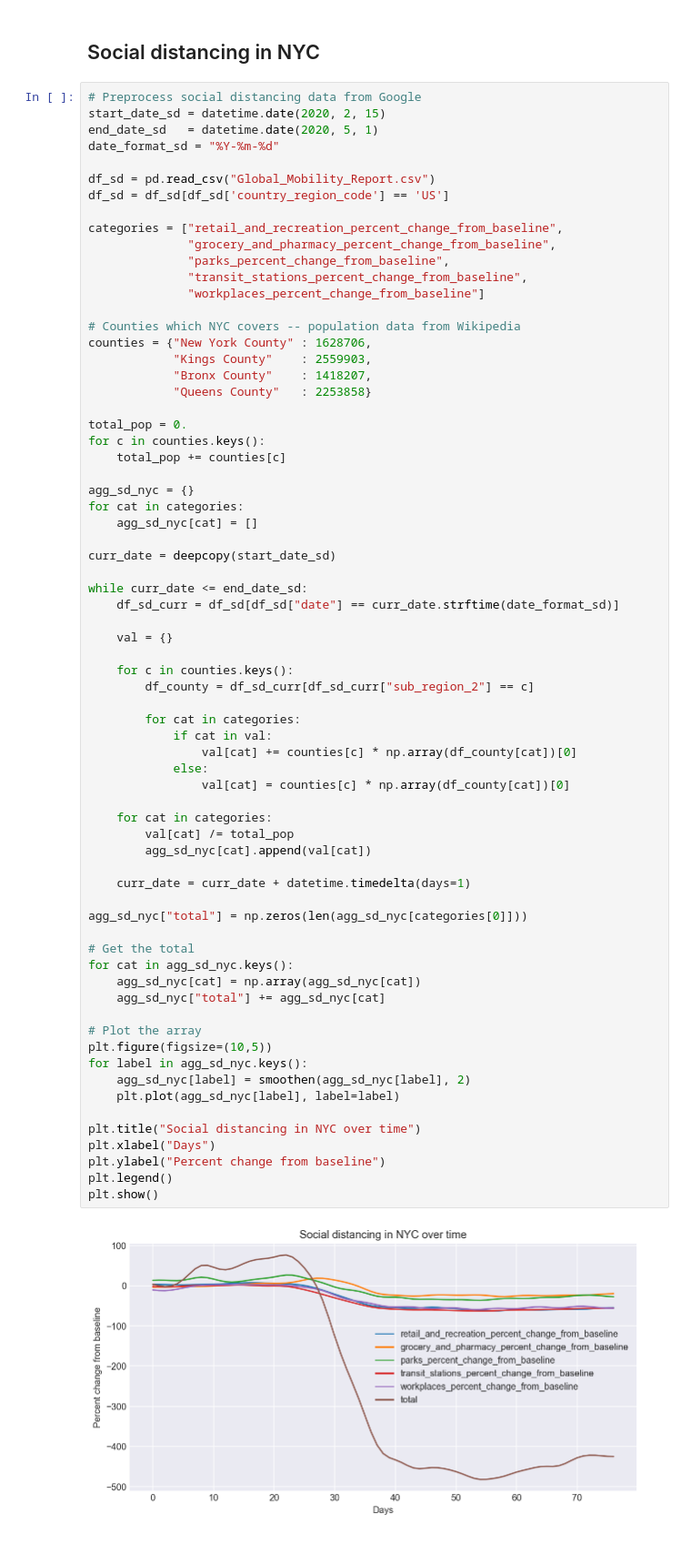
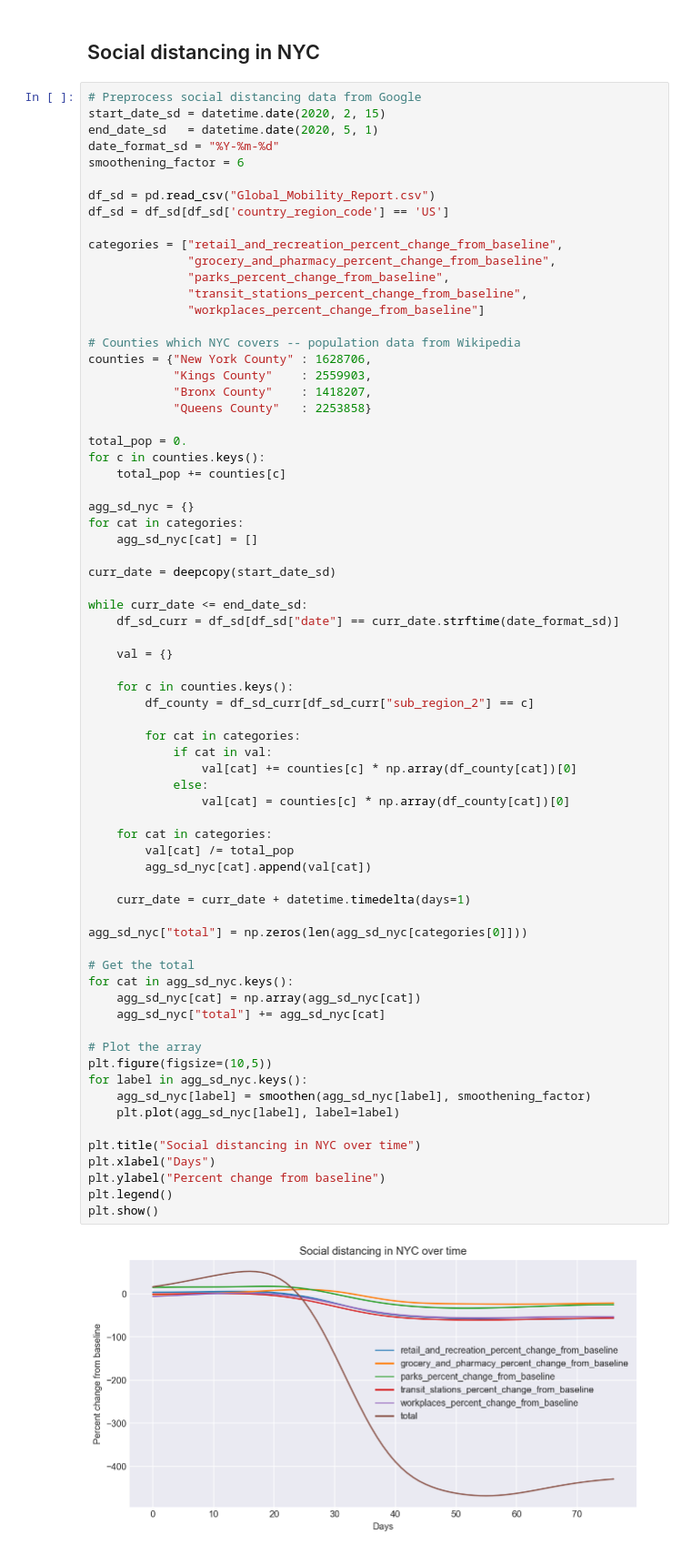
Before and after one commit to anag004/covid-model, a Jupyter notebook: ihme/SIER.ipynb, the cells around one changed output. Shown at 91% size. Saved outputs shown, nothing was run; the diff lists cells and outputs as text.

```diff
--- a/ihme/SIER.ipynb
+++ b/ihme/SIER.ipynb
@@ -426,6 +406,7 @@ Optimization terminated successfully.1.7e-02 8.0e+00] conv: 1.016e+00
 start_date_sd = datetime.date(2020, 2, 15)
 end_date_sd   = datetime.date(2020, 5, 1)
 date_format_sd = "%Y-%m-%d"
+smoothening_factor = 6
 
 df_sd = pd.read_csv("Global_Mobility_Report.csv")
 df_sd = df_sd[df_sd['country_region_code'] == 'US']
@@ -463,32 +444,32 @@ while curr_date <= end_date_sd:
         for cat in categories:
             if cat in val:
                 val[cat] += counties[c] * np.array(df_county[cat])[0]
             else:
                 val[cat] = counties[c] * np.array(df_county[cat])[0]
 
     for cat in categories:
         val[cat] /= total_pop
         agg_sd_nyc[cat].append(val[cat])
 
     curr_date = curr_date + datetime.timedelta(days=1)
 
 agg_sd_nyc["total"] = np.zeros(len(agg_sd_nyc[categories[0]]))
 
 # Get the total
 for cat in agg_sd_nyc.keys():
     agg_sd_nyc[cat] = np.array(agg_sd_nyc[cat])
     agg_sd_nyc["total"] += agg_sd_nyc[cat]
 
 # Plot the array
 plt.figure(figsize=(10,5))
 for label in agg_sd_nyc.keys():
-    agg_sd_nyc[label] = smoothen(agg_sd_nyc[label], 2)
+    agg_sd_nyc[label] = smoothen(agg_sd_nyc[label], smoothening_factor)
     plt.plot(agg_sd_nyc[label], label=label)
 
 plt.title("Social distancing in NYC over time")
 plt.xlabel("Days")
 plt.ylabel("Percent change from baseline")
 plt.legend()
 plt.show()
 # %% [output]
-[figure, old version]
+[figure, new version]
```
Also changed, not shown: parts of 16 cells of this notebook.
